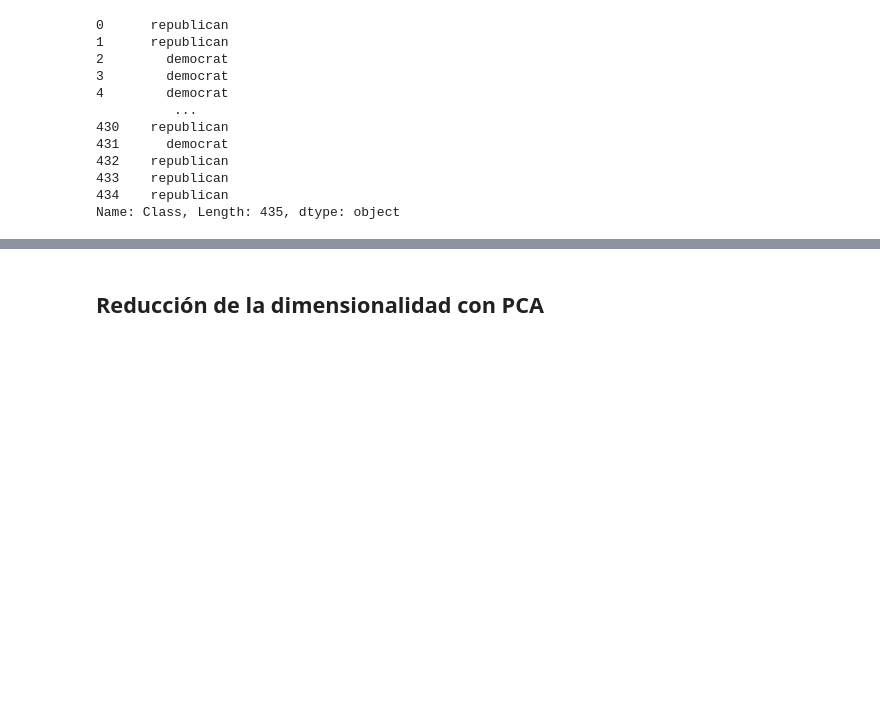
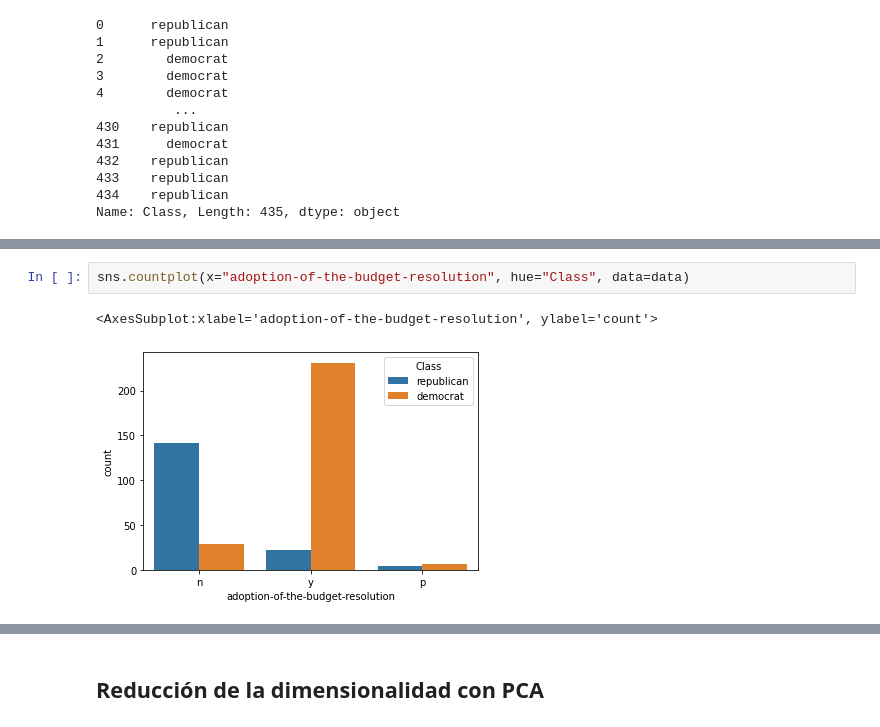
Before and after one commit to danitico/IPCienciaDeDatos, a Jupyter notebook: python/evaluation/evaluation.ipynb, the cells around one changed output, grey strips where cells are left out. Saved outputs shown, nothing was run; the diff lists cells and outputs as text; blank space fills up the shorter version.

```diff
--- a/python/evaluation/evaluation.ipynb
+++ b/python/evaluation/evaluation.ipynb
@@ -128,0 +143,5 @@ Name: Class, Length: 435, dtype: object
+# %%
+sns.countplot(x="adoption-of-the-budget-resolution", hue="Class", data=data)
+# %% [output]
+<AxesSubplot:xlabel='adoption-of-the-budget-resolution', ylabel='count'>
+[figure, added]
```
Also changed, not shown: parts of 20 cells of this notebook.
